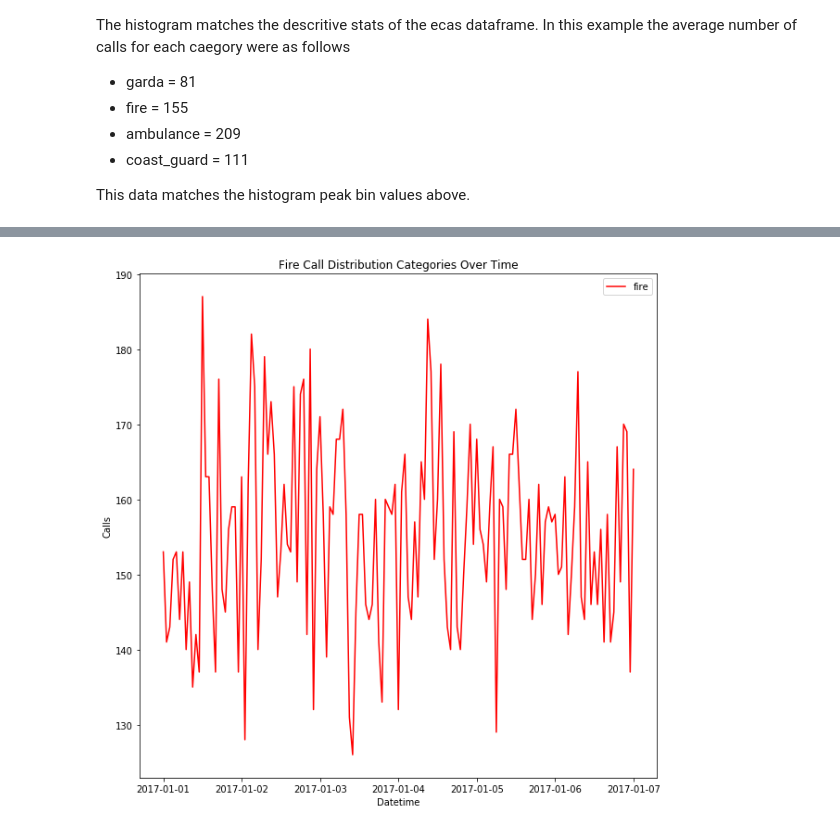
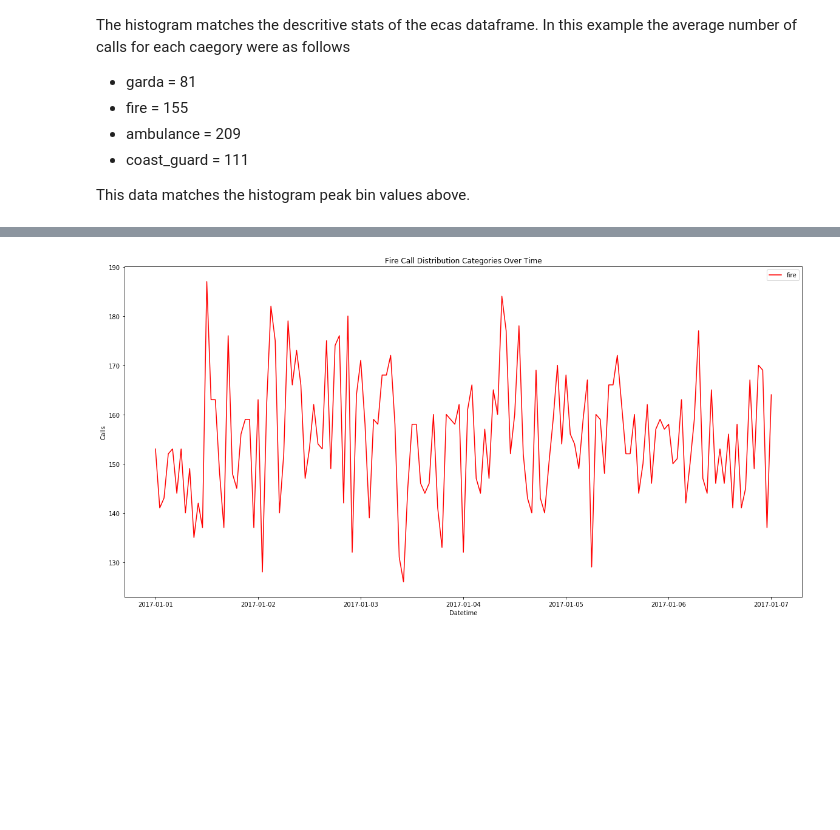
Before and after one commit to moranneil/Programming-For-Data-Analysis-Project-2019, a Jupyter notebook: Programming-For-Data-Analysis-Project-2019.ipynb, the cells around one changed output, grey strips where cells are left out. Drawn from its saved outputs; the diff is of its cells as text; code cells hidden in the pictures; blank space fills up the shorter version.

```diff
--- a/Programming-For-Data-Analysis-Project-2019.ipynb
+++ b/Programming-For-Data-Analysis-Project-2019.ipynb
@@ -571,7 +574,7 @@ The histogram matches the descritive stats of the ecas dataframe. In this exampl
 This data matches the histogram peak bin values above.
 # %%
 #Increase size of plot, plot the garda call distribution for the week.
-plt.rcParams['figure.figsize'] = (10, 10)
+plt.rcParams['figure.figsize'] = (20, 10)
 # Plot the Garda category calls and colour the line blue.
 sns.lineplot(x="datetime", y="garda", data=ecas, label = 'garda' , color='blue')
 plt.title("Garda Call Distribution Categories Over Time")
@@ -592,13 +595,13 @@ From the plot above the following observations can be seen.
 4. Averge calls it can be seen is around 80 calls per hour, the stats also reflect this.
 # %%
 #Increase size of plot, plot the fire call distribution for the week.
-plt.rcParams['figure.figsize'] = (10, 10)
+plt.rcParams['figure.figsize'] = (20, 10)
 # Plot the fire category calls and colour the line red.
 sns.lineplot(x="datetime", y="fire", data=ecas, label = 'fire' , color='red')
 plt.title("Fire Call Distribution Categories Over Time")
 plt.xlabel("Datetime")
 plt.ylabel("Calls")
 plt.legend()
 plt.show()
 # %% [output]
-[figure, old version]
+[figure, new version]
```
Also changed, not shown: parts of 16 cells of this notebook.
